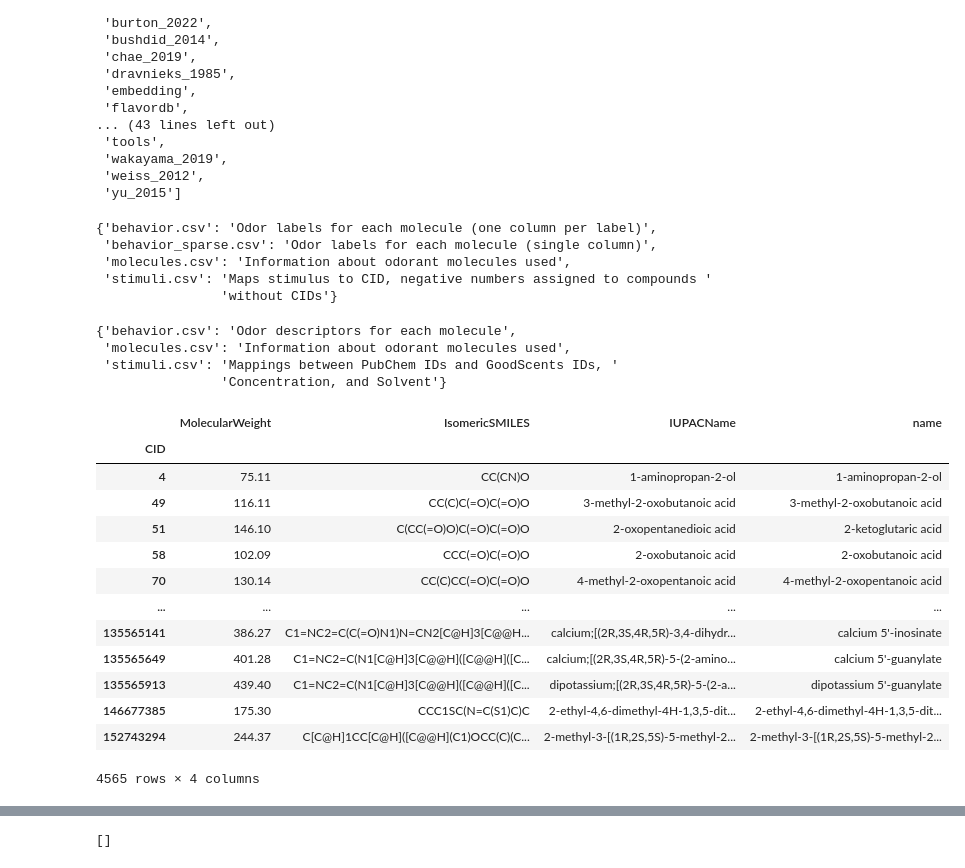
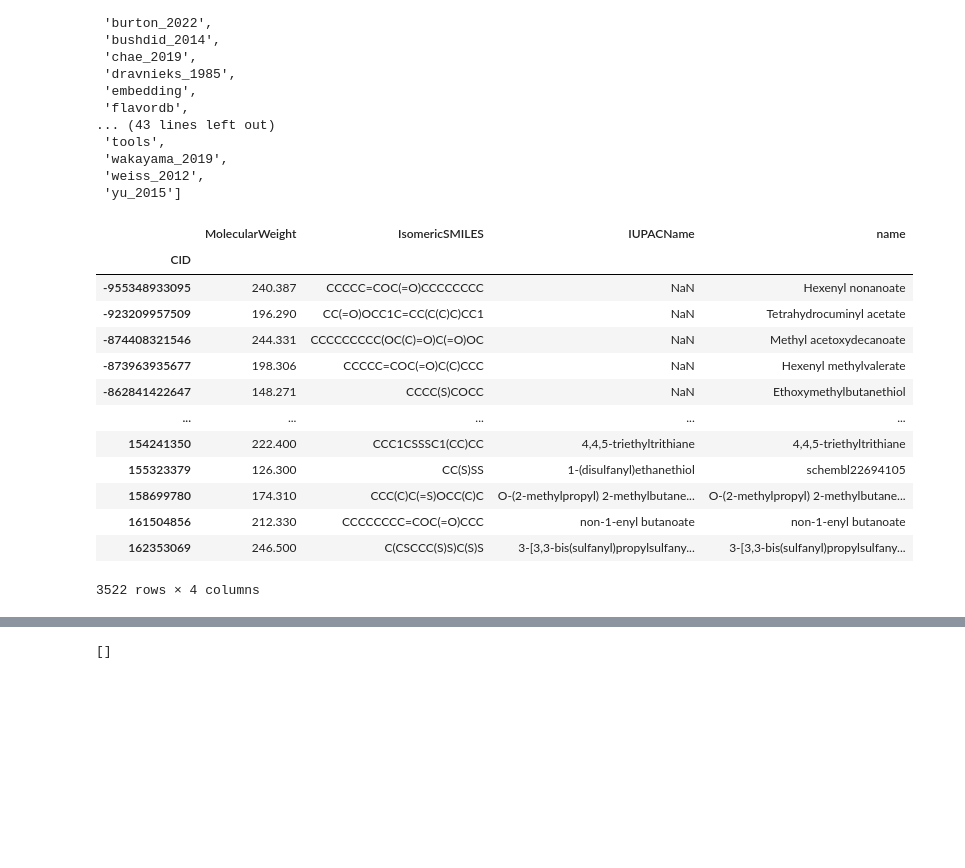
Before and after one commit to cluiverto/osmo, a Jupyter notebook: notebooks/pyrfume.ipynb, the cells around one changed output, grey strips where cells are left out. Drawn from its saved outputs; the diff is of its cells as text; code cells hidden in the pictures; blank space fills up the shorter version.

```diff
--- a/notebooks/pyrfume.ipynb
+++ b/notebooks/pyrfume.ipynb
@@ -4,7 +4,7 @@ import pandas as pd
 from pprint import pprint
 from IPython.display import Image
 # %%
-burton_manifest = pyrfume.load_manifest("burton_2022")
-pprint(burton_manifest, width=150)
+leffingwell = pyrfume.load_manifest("goodscents")
+pprint(leffingwell, width=150)
 # %% [output]
 {'code': {'main.py': 'Processing workflow'},
@@ -41,36 +79,22 @@ pyrfume.list_archives()
  'wakayama_2019',
  'weiss_2012',
  'yu_2015']
-# %%
-pyrfume.show_files('leffingwell')
-# %% [output]
-{'behavior.csv': 'Odor labels for each molecule (one column per label)',
- 'behavior_sparse.csv': 'Odor labels for each molecule (single column)',
- 'molecules.csv': 'Information about odorant molecules used',
- 'stimuli.csv': 'Maps stimulus to CID, negative numbers assigned to compounds '
-                'without CIDs'}
-# %%
-pyrfume.show_files('goodscents')
-# %% [output]
-{'behavior.csv': 'Odor descriptors for each molecule',
- 'molecules.csv': 'Information about odorant molecules used',
- 'stimuli.csv': 'Mappings between PubChem IDs and GoodScents IDs, '
-                'Concentration, and Solvent'}
 # %%
-a = pyrfume.load_data('goodscents/molecules.csv')
+a = pyrfume.load_data('leffingwell/molecules.csv')
+b = pyrfume.load_data('leffingwell/behavior_sparse.csv')
 a
 # %% [output]
 |  | MolecularWeight | IsomericSMILES | IUPACName | name |
 | CID |  |  |  |  |
-| 4 | 75.11 | CC(CN)O | 1-aminopropan-2-ol | 1-aminopropan-2-ol |
-| 49 | 116.11 | CC(C)C(=O)C(=O)O | 3-methyl-2-oxobutanoic acid | 3-methyl-2-oxobutanoic acid |
-| 51 | 146.10 | C(CC(=O)O)C(=O)C(=O)O | 2-oxopentanedioic acid | 2-ketoglutaric acid |
-| 58 | 102.09 | CCC(=O)C(=O)O | 2-oxobutanoic acid | 2-oxobutanoic acid |
-| 70 | 130.14 | CC(C)CC(=O)C(=O)O | 4-methyl-2-oxopentanoic acid | 4-methyl-2-oxopentanoic acid |
+| -955348933095 | 240.387 | CCCCC=COC(=O)CCCCCCCC | NaN | Hexenyl nonanoate |
+| -923209957509 | 196.290 | CC(=O)OCC1C=CC(C(C)C)CC1 | NaN | Tetrahydrocuminyl acetate |
+| -874408321546 | 244.331 | CCCCCCCCC(OC(C)=O)C(=O)OC | NaN | Methyl acetoxydecanoate |
+| -873963935677 | 198.306 | CCCCC=COC(=O)C(C)CCC | NaN | Hexenyl methylvalerate |
+| -862841422647 | 148.271 | CCCC(S)COCC | NaN | Ethoxymethylbutanethiol |
 | ... | ... | ... | ... | ... |
-| 135565141 | 386.27 | C1=NC2=C(C(=O)N1)N=CN2[C@H]3[C@@H... | calcium;[(2R,3S,4R,5R)-3,4-dihydr... | calcium 5'-inosinate |
-| 135565649 | 401.28 | C1=NC2=C(N1[C@H]3[C@@H]([C@@H]([C... | calcium;[(2R,3S,4R,5R)-5-(2-amino... | calcium 5'-guanylate |
-| 135565913 | 439.40 | C1=NC2=C(N1[C@H]3[C@@H]([C@@H]([C... | dipotassium;[(2R,3S,4R,5R)-5-(2-a... | dipotassium 5'-guanylate |
-| 146677385 | 175.30 | CCC1SC(N=C(S1)C)C | 2-ethyl-4,6-dimethyl-4H-1,3,5-dit... | 2-ethyl-4,6-dimethyl-4H-1,3,5-dit... |
-| 152743294 | 244.37 | C[C@H]1CC[C@H]([C@@H](C1)OCC(C)(C... | 2-methyl-3-[(1R,2S,5S)-5-methyl-2... | 2-methyl-3-[(1R,2S,5S)-5-methyl-2... |
+| 154241350 | 222.400 | CCC1CSSSC1(CC)CC | 4,4,5-triethyltrithiane | 4,4,5-triethyltrithiane |
+| 155323379 | 126.300 | CC(S)SS | 1-(disulfanyl)ethanethiol | schembl22694105 |
+| 158699780 | 174.310 | CCC(C)C(=S)OCC(C)C | O-(2-methylpropyl) 2-methylbutane... | O-(2-methylpropyl) 2-methylbutane... |
+| 161504856 | 212.330 | CCCCCCCC=COC(=O)CCC | non-1-enyl butanoate | non-1-enyl butanoate |
+| 162353069 | 246.500 | C(CSCCC(S)S)C(S)S | 3-[3,3-bis(sulfanyl)propylsulfany... | 3-[3,3-bis(sulfanyl)propylsulfany... |
-4565 rows × 4 columns
+3522 rows × 4 columns
```
Also changed, not shown: parts of 27 cells of this notebook, 3 other files.
